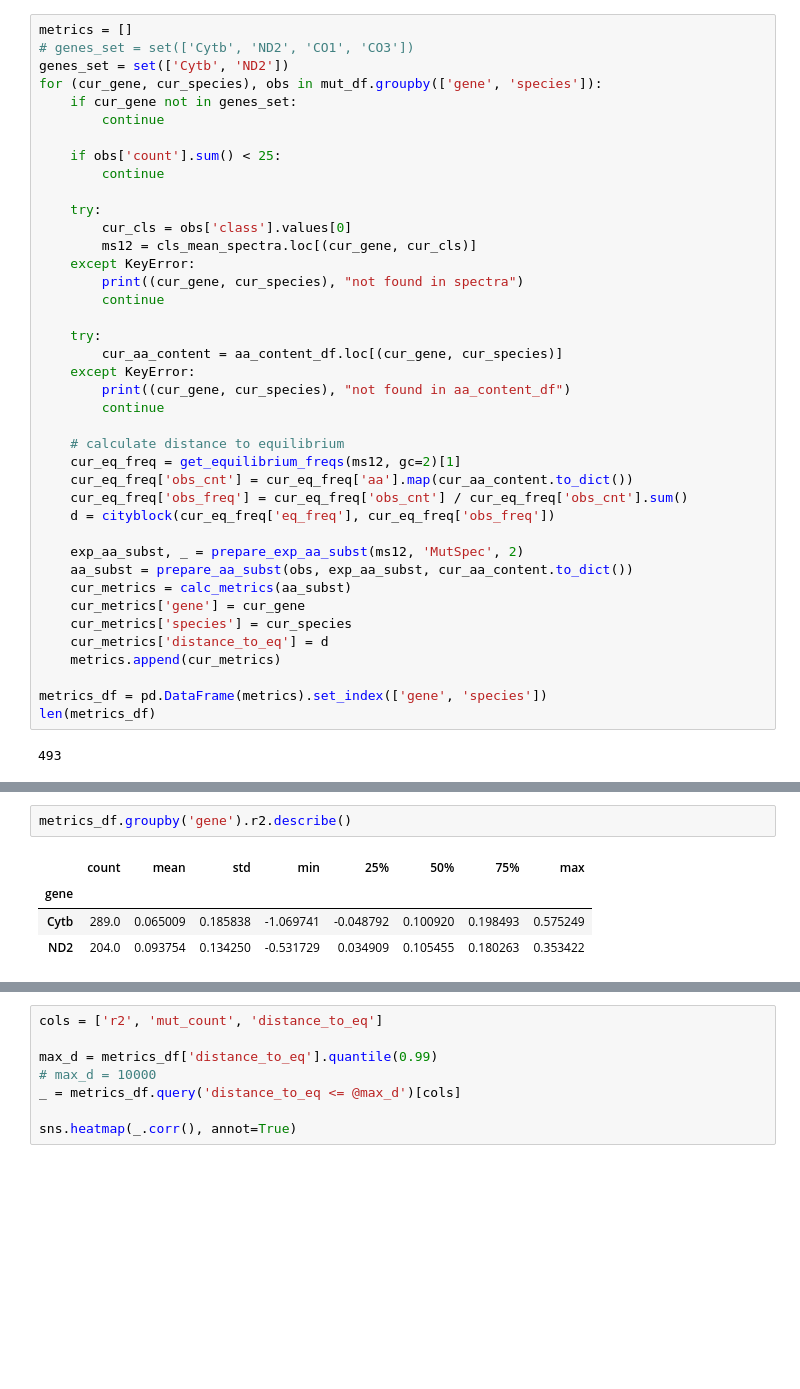
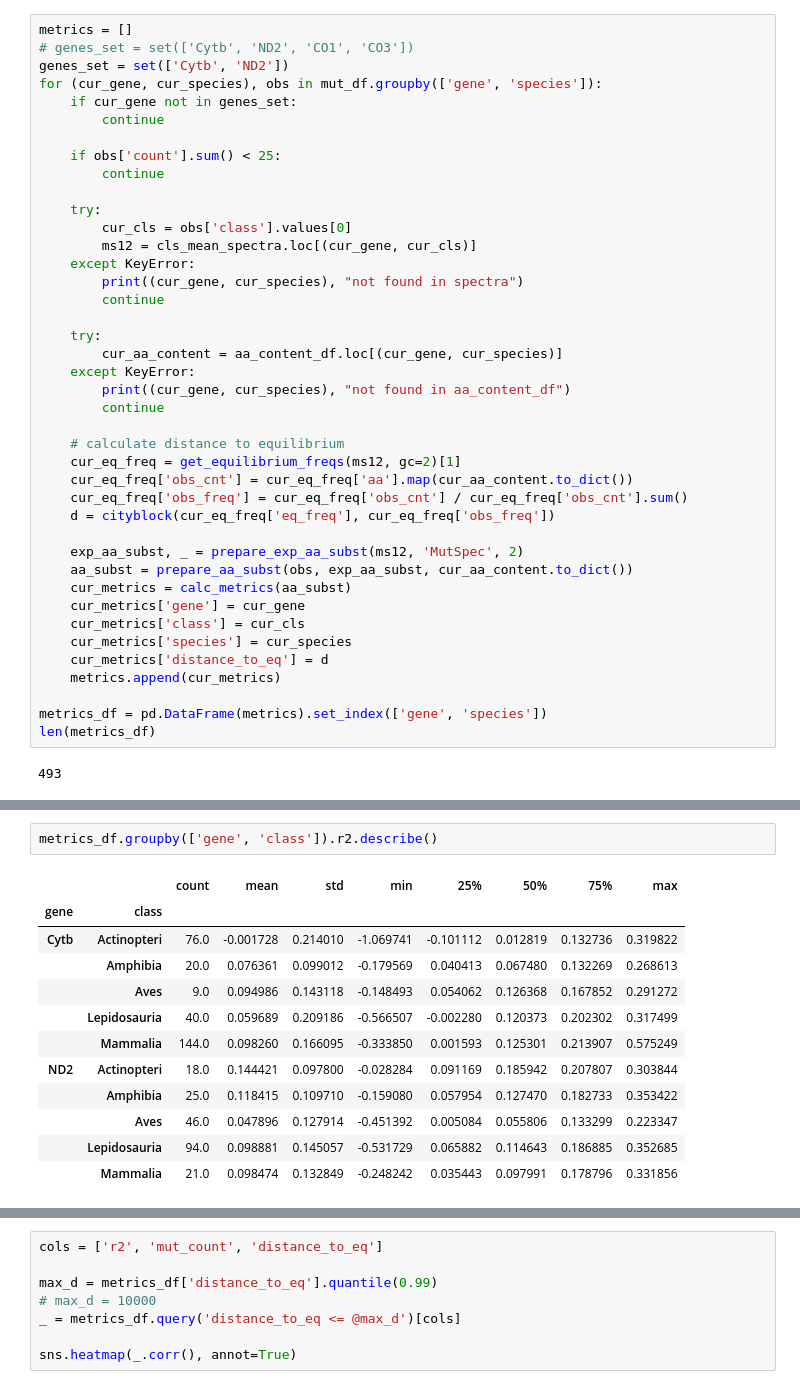
Before and after one commit to mitoclub/AminoAcidShift, a Jupyter notebook: vert_species_fit.ipynb, the cells around one changed output, grey strips where cells are left out. Saved outputs shown, nothing was run; the diff lists cells and outputs as text; blank space fills up the shorter version.

```diff
--- a/vert_species_fit.ipynb
+++ b/vert_species_fit.ipynb
@@ -300,6 +323,7 @@ for (cur_gene, cur_species), obs in mut_df.groupby(['gene', 'species']):
     aa_subst = prepare_aa_subst(obs, exp_aa_subst, cur_aa_content.to_dict())
     cur_metrics = calc_metrics(aa_subst)
     cur_metrics['gene'] = cur_gene
+    cur_metrics['class'] = cur_cls
     cur_metrics['species'] = cur_species
     cur_metrics['distance_to_eq'] = d
     metrics.append(cur_metrics)
@@ -320,8 +344,16 @@ Text(0.5, 0, 'Gene')
 # %%
-metrics_df.groupby('gene').r2.describe()
+metrics_df.groupby(['gene', 'class']).r2.describe()
 # %% [output]
-|  | count | mean | std | min | 25% | 50% | 75% | max |
-| gene |  |  |  |  |  |  |  |  |
-| Cytb | 289.0 | 0.065009 | 0.185838 | -1.069741 | -0.048792 | 0.100920 | 0.198493 | 0.575249 |
-| ND2 | 204.0 | 0.093754 | 0.134250 | -0.531729 | 0.034909 | 0.105455 | 0.180263 | 0.353422 |
+|  |  | count | mean | std | min | 25% | 50% | 75% | max |
+| gene | class |  |  |  |  |  |  |  |  |
+| Cytb | Actinopteri | 76.0 | -0.001728 | 0.214010 | -1.069741 | -0.101112 | 0.012819 | 0.132736 | 0.319822 |
+|  | Amphibia | 20.0 | 0.076361 | 0.099012 | -0.179569 | 0.040413 | 0.067480 | 0.132269 | 0.268613 |
+|  | Aves | 9.0 | 0.094986 | 0.143118 | -0.148493 | 0.054062 | 0.126368 | 0.167852 | 0.291272 |
+|  | Lepidosauria | 40.0 | 0.059689 | 0.209186 | -0.566507 | -0.002280 | 0.120373 | 0.202302 | 0.317499 |
+|  | Mammalia | 144.0 | 0.098260 | 0.166095 | -0.333850 | 0.001593 | 0.125301 | 0.213907 | 0.575249 |
+| ND2 | Actinopteri | 18.0 | 0.144421 | 0.097800 | -0.028284 | 0.091169 | 0.185942 | 0.207807 | 0.303844 |
+|  | Amphibia | 25.0 | 0.118415 | 0.109710 | -0.159080 | 0.057954 | 0.127470 | 0.182733 | 0.353422 |
+|  | Aves | 46.0 | 0.047896 | 0.127914 | -0.451392 | 0.005084 | 0.055806 | 0.133299 | 0.223347 |
+|  | Lepidosauria | 94.0 | 0.098881 | 0.145057 | -0.531729 | 0.065882 | 0.114643 | 0.186885 | 0.352685 |
+|  | Mammalia | 21.0 | 0.098474 | 0.132849 | -0.248242 | 0.035443 | 0.097991 | 0.178796 | 0.331856 |
 # %%
```
Also changed, not shown: parts of 4 cells of this notebook, 1 other file.
